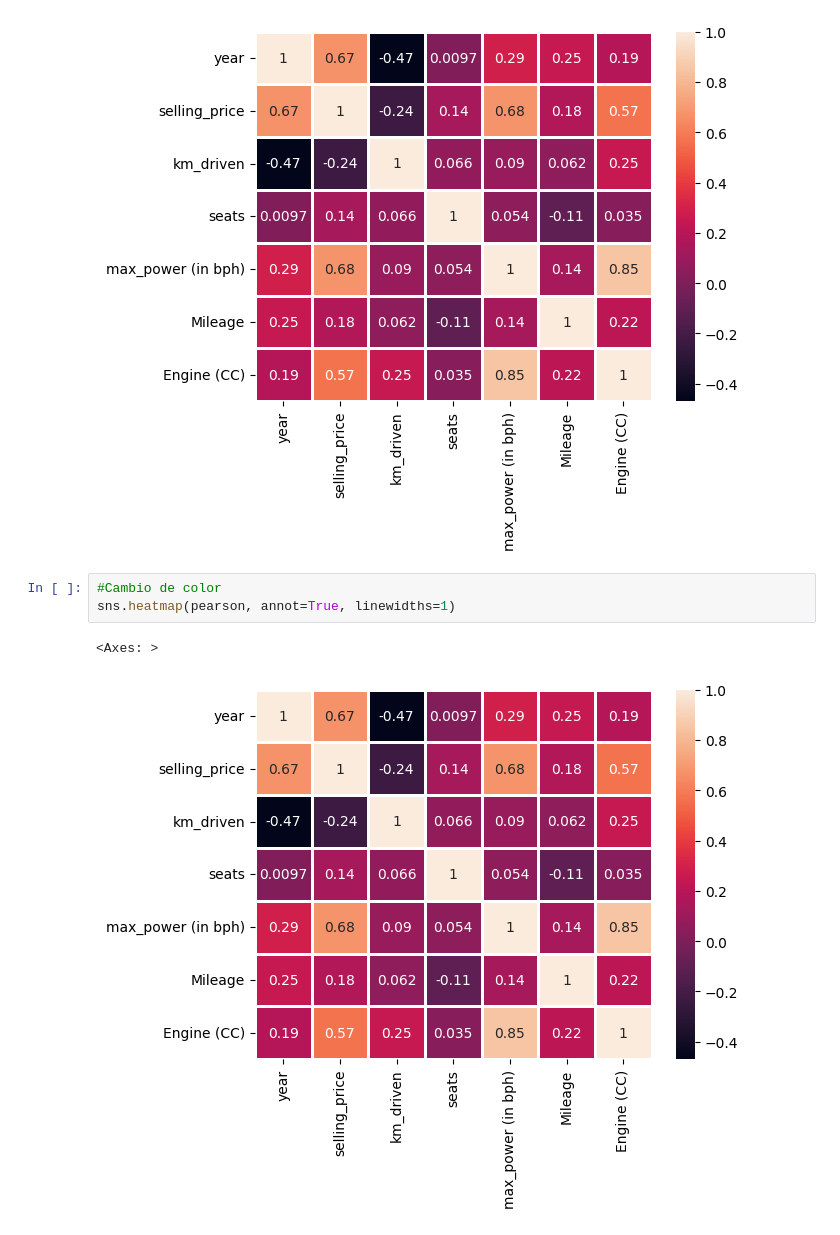
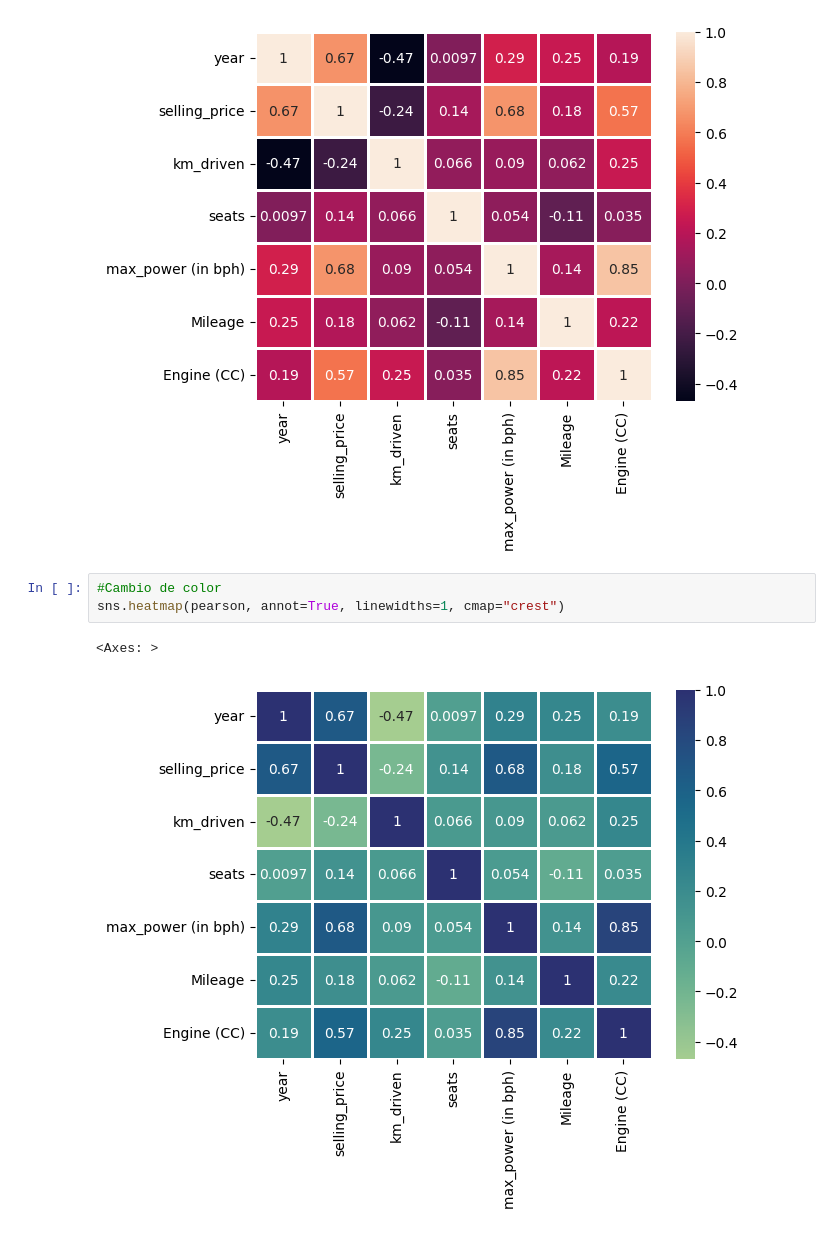
Before and after one commit to RodHub97/Jupyter, a Jupyter notebook: Matriz de correlacion.ipynb, the cells around one changed output. Saved outputs shown, nothing was run; the diff lists cells and outputs as text.

```diff
--- a/Matriz de correlacion.ipynb
+++ b/Matriz de correlacion.ipynb
@@ -75,7 +75,7 @@ sns.heatmap(pearson, annot=True, linewidths=1)
 [figure]
 # %%
 #Cambio de color
-sns.heatmap(pearson, annot=True, linewidths=1)
+sns.heatmap(pearson, annot=True, linewidths=1, cmap="crest")
 # %% [output]
 <Axes: >
-[figure, old version]
+[figure, new version]
```
